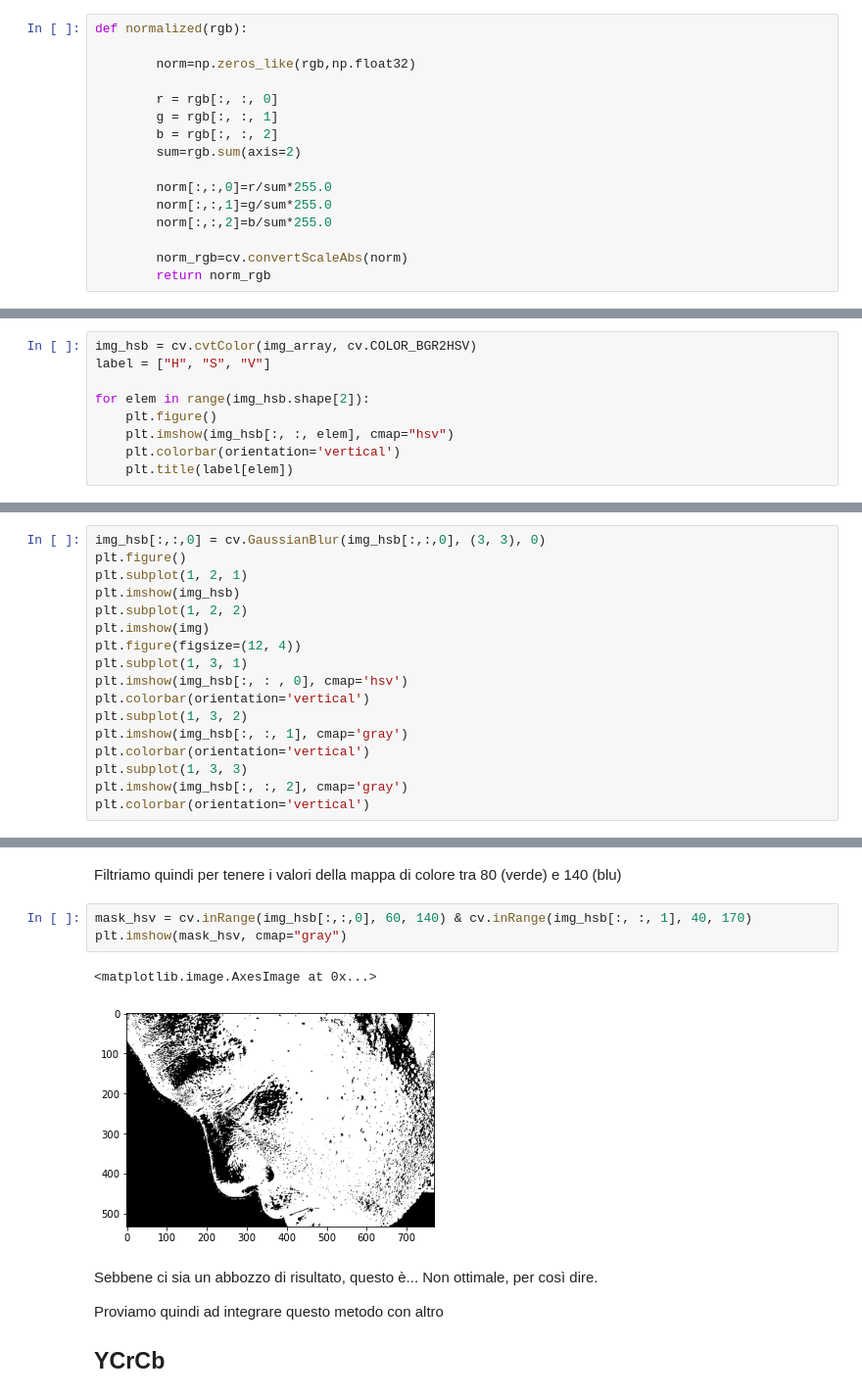
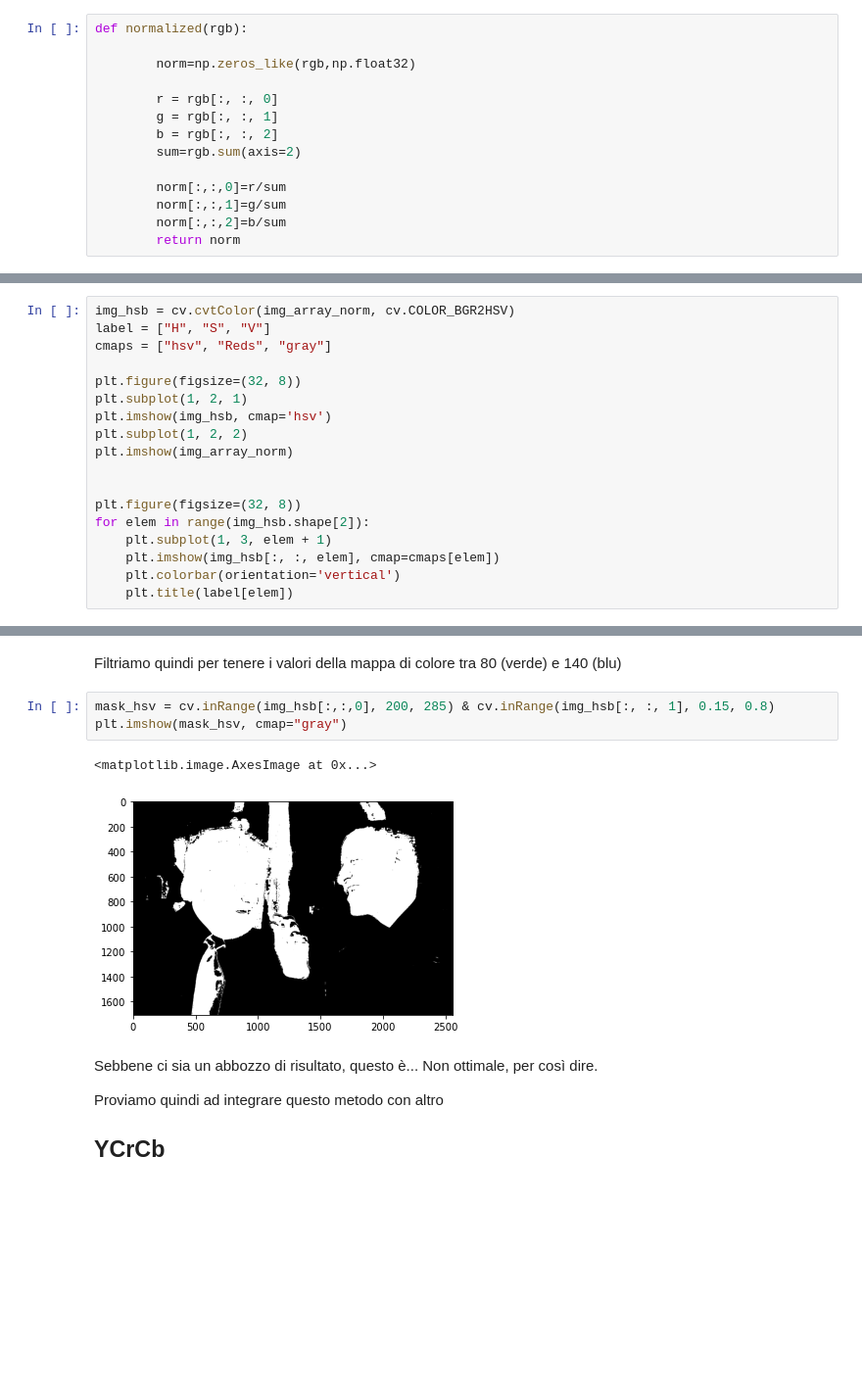
Before and after one commit to lucab1705/Skin_Detection, a Jupyter notebook: SkinDetection.ipynb, the cells around one changed output, grey strips where cells are left out. Shown at 98% size. Saved outputs shown, nothing was run; the diff lists cells and outputs as text; blank space fills up the shorter version.

```diff
--- a/SkinDetection.ipynb
+++ b/SkinDetection.ipynb
@@ -18,12 +18,10 @@ def normalized(rgb):
         b = rgb[:, :, 2]
         sum=rgb.sum(axis=2)
 
-        norm[:,:,0]=r/sum*255.0
-        norm[:,:,1]=g/sum*255.0
-        norm[:,:,2]=b/sum*255.0
-
-        norm_rgb=cv.convertScaleAbs(norm)
-        return norm_rgb
+        norm[:,:,0]=r/sum
+        norm[:,:,1]=g/sum
+        norm[:,:,2]=b/sum
+        return norm
 # %%
 outputs = []
 FILE_DIR = './material/images'
@@ -77,10 +117,19 @@ Ma siccome i risultati sono troppo sporchi, lasciamoli qui, per ora
 # %%
-img_hsb = cv.cvtColor(img_array, cv.COLOR_BGR2HSV)
+img_hsb = cv.cvtColor(img_array_norm, cv.COLOR_BGR2HSV)
 label = ["H", "S", "V"]
+cmaps = ["hsv", "Reds", "gray"]
 
+plt.figure(figsize=(32, 8))
+plt.subplot(1, 2, 1)
+plt.imshow(img_hsb, cmap='hsv')
+plt.subplot(1, 2, 2)
+plt.imshow(img_array_norm)
+
+
+plt.figure(figsize=(32, 8))
 for elem in range(img_hsb.shape[2]):
-    plt.figure()
-    plt.imshow(img_hsb[:, :, elem], cmap="hsv")
+    plt.subplot(1, 3, elem + 1)
+    plt.imshow(img_hsb[:, :, elem], cmap=cmaps[elem])
     plt.colorbar(orientation='vertical')
     plt.title(label[elem])
 # %% [output]
@@ -93,17 +138,0 @@ aree più rumorose e studiamo il risultato
-# %%
-img_hsb[:,:,0] = cv.GaussianBlur(img_hsb[:,:,0], (3, 3), 0)
-plt.figure()
-plt.subplot(1, 2, 1)
-plt.imshow(img_hsb)
-plt.subplot(1, 2, 2)
-plt.imshow(img)
-plt.figure(figsize=(12, 4))
-plt.subplot(1, 3, 1)
-plt.imshow(img_hsb[:, : , 0], cmap='hsv')
-plt.colorbar(orientation='vertical')
-plt.subplot(1, 3, 2)
-plt.imshow(img_hsb[:, :, 1], cmap='gray')
-plt.colorbar(orientation='vertical')
-plt.subplot(1, 3, 3)
-plt.imshow(img_hsb[:, :, 2], cmap='gray')
-plt.colorbar(orientation='vertical')
@@ -115,11 +140,11 @@ plt.colorbar(orientation='vertical')
 Filtriamo quindi per tenere i valori della mappa di colore tra 80 (verde) e
 140 (blu)
 # %%
-mask_hsv = cv.inRange(img_hsb[:,:,0], 60, 140) & cv.inRange(img_hsb[:, :, 1], 40, 170)
+mask_hsv = cv.inRange(img_hsb[:,:,0], 200, 285) & cv.inRange(img_hsb[:, :, 1], 0.15, 0.8)
 plt.imshow(mask_hsv, cmap="gray")
 # %% [output]
 <matplotlib.image.AxesImage at 0x...>
-[figure, old version]
+[figure, new version]
 # %% [markdown]
 Sebbene ci sia un abbozzo di risultato, questo è...
 Non ottimale, per così dire.
```
Also changed, not shown: parts of 12 cells of this notebook, 2 other files.
